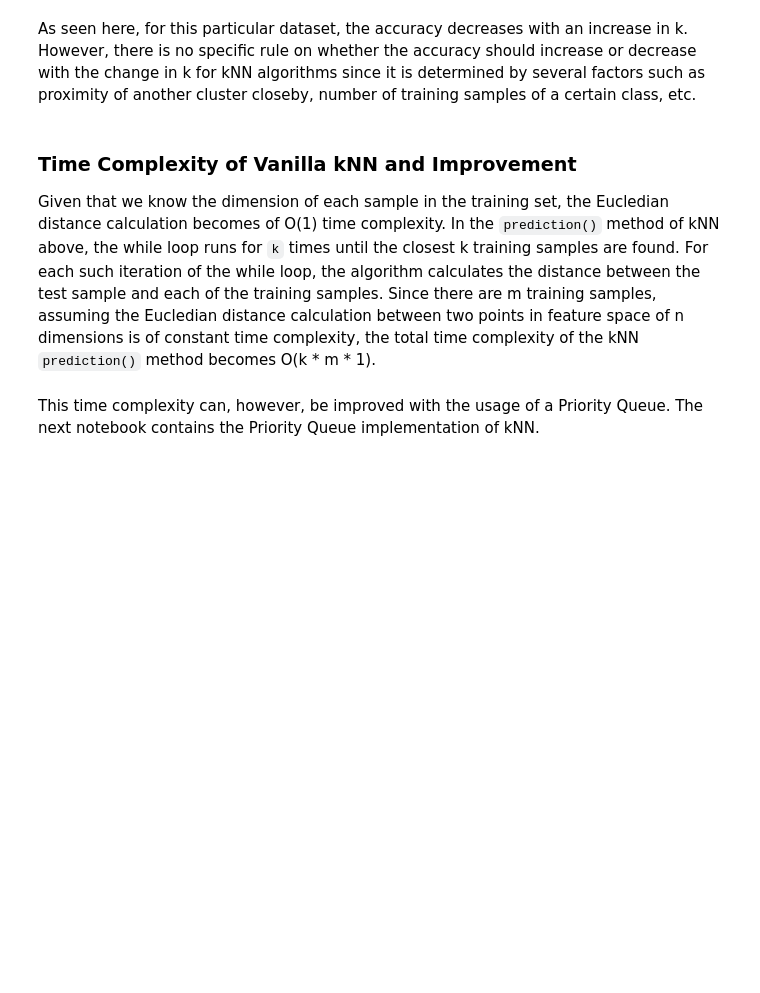
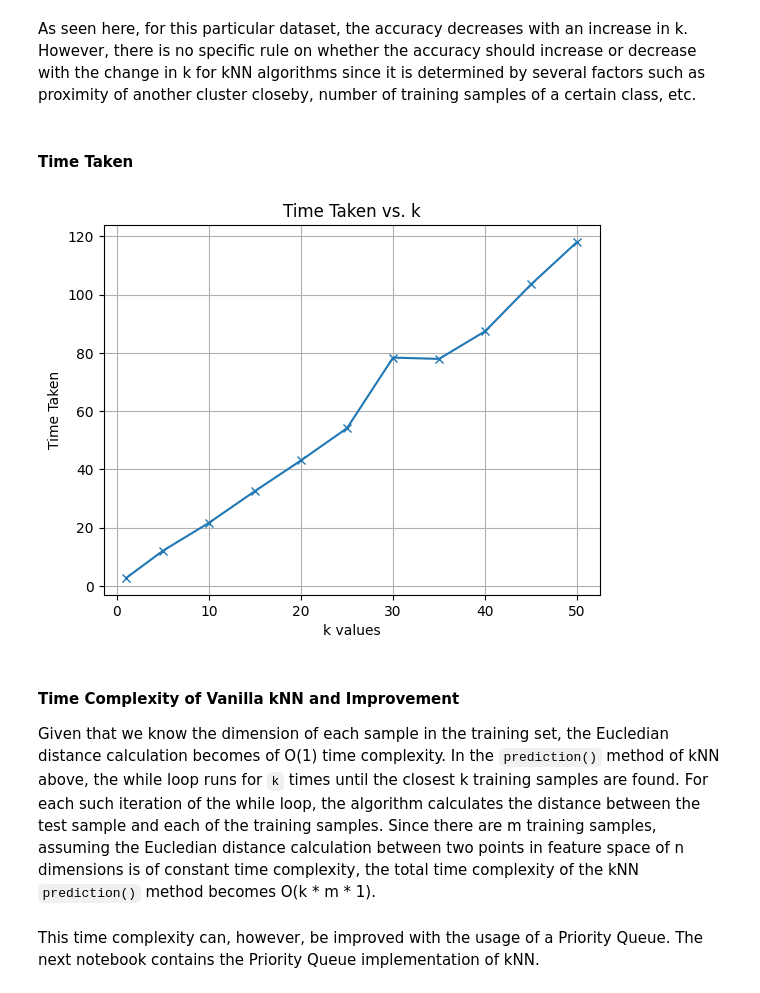
Before and after one commit to being-aerys/Python_Numpy_Implementations_of_Machine_Learning_Algorithms, a Jupyter notebook: Supervised_Methods/kNN/source/vanilla_kNN.ipynb, the cells around one changed output. Saved outputs shown, nothing was run; the diff lists cells and outputs as text; code cells hidden in the pictures; blank space fills up the shorter version.

Commit message:
add time calculation. update documentation.

```diff
--- a/Supervised_Methods/kNN/source/vanilla_kNN.ipynb
+++ b/Supervised_Methods/kNN/source/vanilla_kNN.ipynb
@@ -133,14 +135,23 @@ class K_Nearest_Neighbors:
 # predict test samples
 k_values = [1, 5, 10, 15, 20, 25, 30, 35, 40, 45, 50]
 accuracies = []
-
+time_taken = []
 for k in k_values:
+    start_time = time.time()
     kNN = K_Nearest_Neighbors(normalized_training_features, y_train, k)
     preds = []
     for test_sample_idx in range(0, len(y_test)):
         prediction = kNN.predict(normalized_test_features[test_sample_idx, :])
         preds.append(prediction)
     accuracy = utils.calculate_accuracy(y_test, preds)
-    print("\n For k == ", k, ", accuracy = ", accuracy)
     accuracies.append(accuracy)
+    time_taken.append(round(time.time() - start_time, 3))
+    print(
+        "For k == ",
+        k,
+        ", accuracy: ",
+        accuracy,
+        ", Time taken: ",
+        round(time.time() - start_time, 3),
+    )
 # %% [output]
@@ -173,8 +178,20 @@ plt.show()
 [figure]
 # %% [markdown]
 As seen here, for this particular dataset, the accuracy decreases with an increase in k. However, there is no specific rule on whether the accuracy should increase or decrease with the change in k for kNN algorithms since it is determined by several factors such as proximity of another cluster closeby, number of training samples of a certain class, etc.
+# %% [markdown]
+#### Time Taken
+# %%
+# Plot the accuracies
+plt.plot(k_values, time_taken, marker="x")
+plt.xlabel("k values")
+plt.ylabel("Time Taken")
+plt.title("Time Taken vs. k")
+plt.grid(True)
+plt.show()
+# %% [output]
+[figure, added]
 # %% [markdown]
-### Time Complexity of Vanilla kNN and Improvement
+#### Time Complexity of Vanilla kNN and Improvement
 Given that we know the dimension of each sample in the training set, the Eucledian distance calculation becomes of O(1) time complexity.
 In the `prediction()` method of kNN above, the while loop runs for `k` times until the closest k training samples are found. For each such iteration of the while loop, the algorithm calculates the distance between the test sample and each of the training samples. Since there are m training samples, assuming the Eucledian distance calculation between two points in feature space of n dimensions is of constant time complexity, the total time complexity of the kNN `prediction()` method becomes O(k * m * 1).<br><br>
 This time complexity can, however, be improved with the usage of a Priority Queue. The next notebook contains the Priority Queue implementation of kNN.
```
Also changed, not shown: parts of 5 cells of this notebook.
